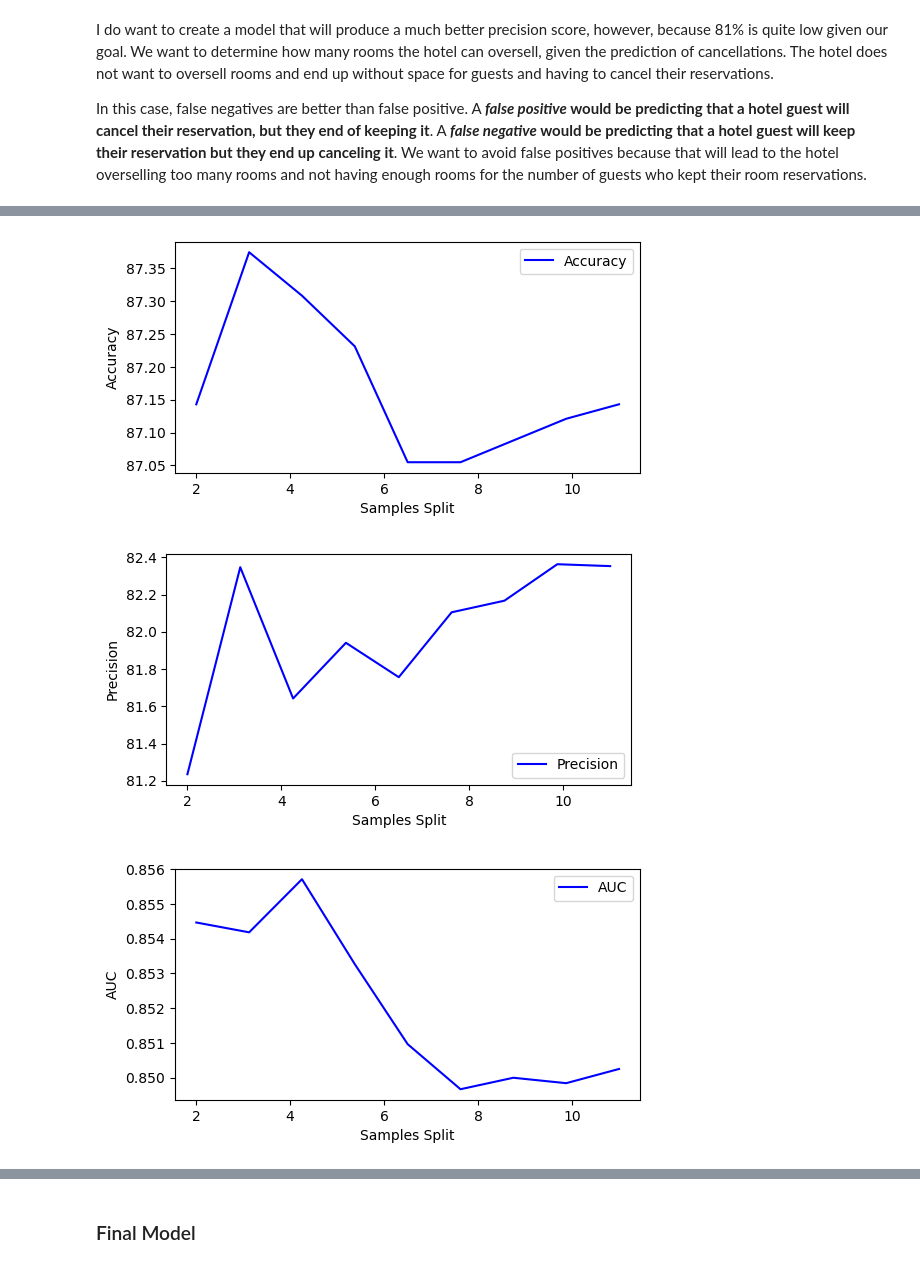
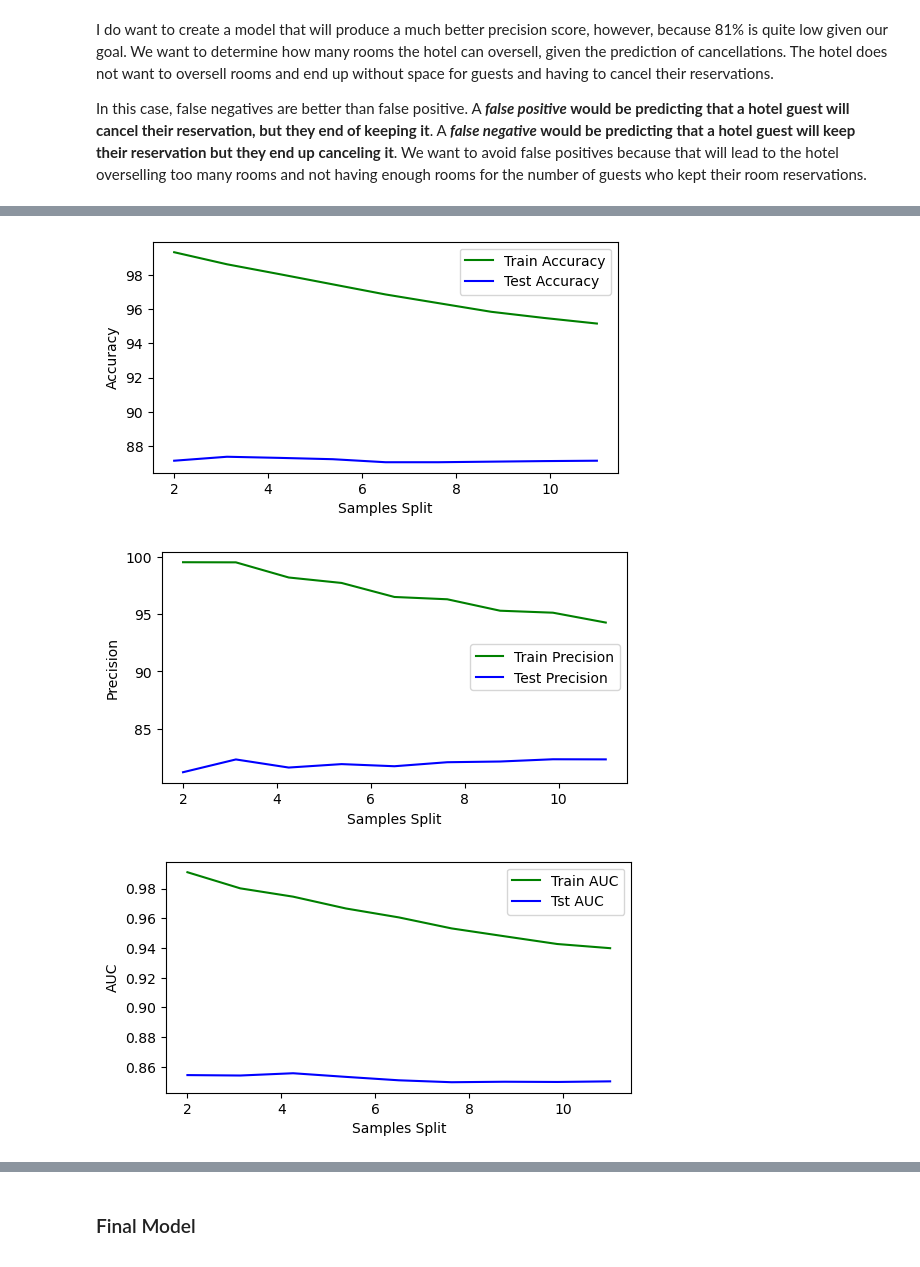
Before and after one commit to scarlettvalentin/hotel_reservations_project, a Jupyter notebook: notebook.ipynb, the cells around one changed output, grey strips where cells are left out. Cells and saved outputs as stored; diff of their text form; code cells hidden in the pictures.

```diff
--- a/notebook.ipynb
+++ b/notebook.ipynb
@@ -597,4 +610,27 @@ plt.show()
 # %%
+# Identify the optimal minimum samples split for the train data
+acc_train = []
+prec_train = []
+aucs_train = []
+
+for i in range(2, 11):
+    classifier = DecisionTreeClassifier(criterion='entropy', min_samples_split=i, random_state=28)
+    classifier.fit(X_train_transformed, y_train)
+    y_pred_train = classifier.predict(X_train_transformed)
+
+    acc_score = accuracy_score(y_train,y_pred_train) * 100
+
+    prec_score = precision_score(y_train,y_pred_train) * 100
+
+    false_positive_rate, true_positive_rate, thresholds = roc_curve(y_train,y_pred_train)
+    roc_auc = auc(false_positive_rate, true_positive_rate)
+
+    acc_train.append(acc_score)
+    prec_train.append(prec_score)
+    aucs_train.append(roc_auc)
+
+
+# Identify the optimal minimum samples split for the test data
 acc = []
 prec = []
 aucs = []
@@ -606,37 +642,43 @@ for i in range(2, 11):
 
     acc_score = accuracy_score(y_test,y_pred_test) * 100
 
     prec_score = precision_score(y_test,y_pred_test) * 100
 
     false_positive_rate, true_positive_rate, thresholds = roc_curve(y_test, y_pred_test)
     roc_auc = auc(false_positive_rate, true_positive_rate)
 
     acc.append(acc_score)
     prec.append(prec_score)
     aucs.append(roc_auc)
 
+# Plot accuracy for train and test data given various min samples split
 plt.figure(figsize=(6,3))
-plt.plot(np.linspace(2,11,9), acc, label='Accuracy', c='blue')
+plt.plot(np.linspace(2,11,9), acc_train, label='Train Accuracy', c='green')
+plt.plot(np.linspace(2,11,9), acc, label='Test Accuracy', c='blue')
 plt.xlabel('Samples Split')
 plt.ylabel('Accuracy')
 plt.legend()
 plt.show()
 
+# Plot precision for train and test data given various min samples split
 plt.figure(figsize=(6,3))
-plt.plot(np.linspace(2,11,9), prec, label='Precision', c='blue')
+plt.plot(np.linspace(2,11,9), prec_train, label='Train Precision', c='green')
+plt.plot(np.linspace(2,11,9), prec, label='Test Precision', c='blue')
 plt.xlabel('Samples Split')
 plt.ylabel('Precision')
 plt.legend()
 plt.show()
 
+# Plot AUC for train and test data given various min samples split
 plt.figure(figsize=(6,3))
-plt.plot(np.linspace(2,11,9), aucs, label='AUC', c='blue')
+plt.plot(np.linspace(2,11,9), aucs_train, label='Train AUC', c='green')
+plt.plot(np.linspace(2,11,9), aucs, label='Tst AUC', c='blue')
 plt.xlabel('Samples Split')
 plt.ylabel('AUC')
 plt.legend()
 plt.show()
 # %% [output]
-[figure, old version]
+[figure, new version]
-[figure, old version]
+[figure, new version]
-[figure, old version]
+[figure, new version]
 # %%
```
Also changed, not shown: parts of 5 cells of this notebook.
